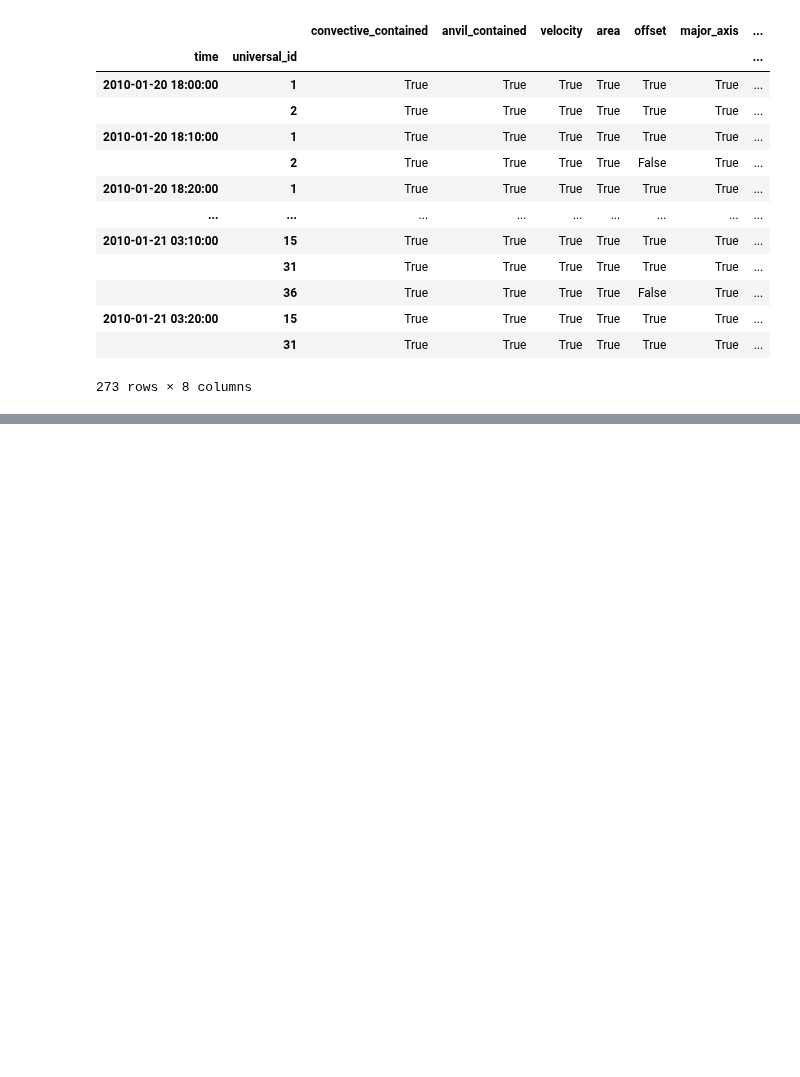
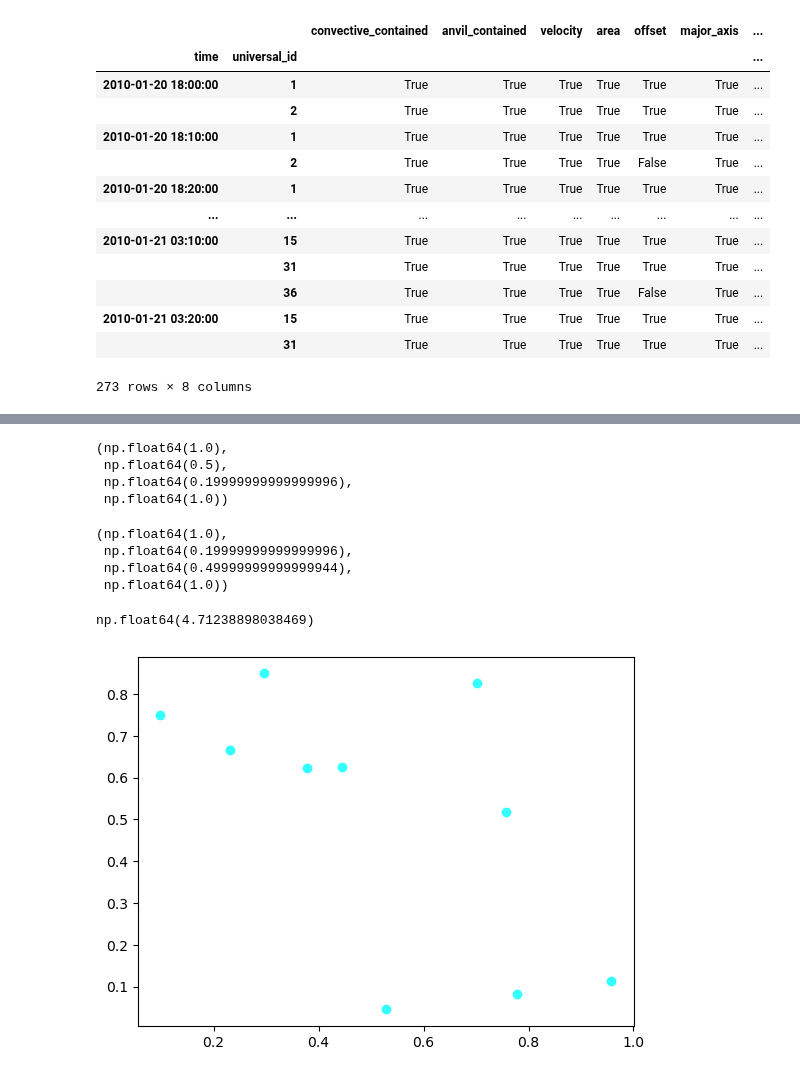
Before and after one commit to THUNER-project/THUNER, a Jupyter notebook: demo/gridrad.ipynb, the cells around one changed output, grey strips where cells are left out. Drawn from its saved outputs; the diff is of its cells as text; code cells hidden in the pictures; blank space fills up the shorter version.

```diff
--- a/demo/gridrad.ipynb
+++ b/demo/gridrad.ipynb
@@ -274,0 +274,15 @@ plt.show()
+# %%
+cmap = visualize.mask_colormap
+cmap(1)
+# %% [output]
+(np.float64(1.0),
+ np.float64(0.5),
+ np.float64(0.19999999999999996),
+ np.float64(1.0))
+# %%
+cmap(1.1)
+# %% [output]
+(np.float64(1.0),
+ np.float64(0.19999999999999996),
+ np.float64(0.49999999999999944),
+ np.float64(1.0))
@@ -274,0 +293,5 @@ plt.show()
+# %%
+utils.new_angle([np.pi/2])
+# 3*np.pi/2
+# %% [output]
+np.float64(4.71238898038469)
@@ -274,0 +300,18 @@ plt.show()
+# %%
+N=20
+cmap = visualize.visualize.hls_colormap(N=N, lightness=.6, saturation=1)
+# cmdict = cmocean.tools.get_dict(cmocean.cm.phase)
+# cmap = cmocean("phase", N)
+# rgbin = (cmdict["red"][i]
+# cmdict
+
+
+# cmap = cmocean.tools.cmap(cmdict, N=10)
+fig, ax = plt.subplots()
+# for i in np.arange(0, 1, .01):
+#     ax.plot(np.random.random(10), np.random.random(10), 'o', color=cmap(i))
+angle = np.pi
+ax.plot(np.random.random(10), np.random.random(10), 'o', color=cmap(angle/(2*np.pi)))
+plt.show()
+# %% [output]
+[figure, added]
```
Also changed, not shown: parts of 11 cells of this notebook, 10 other files.
